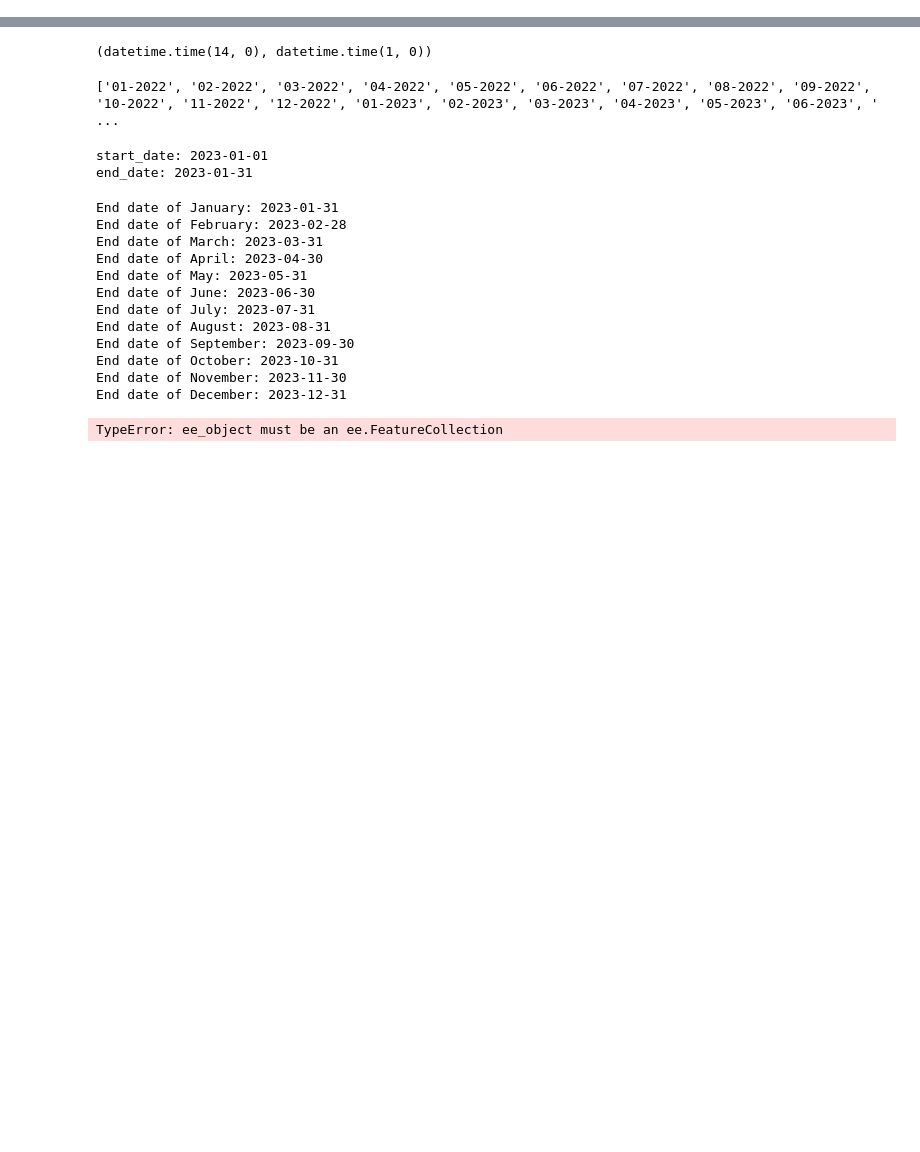
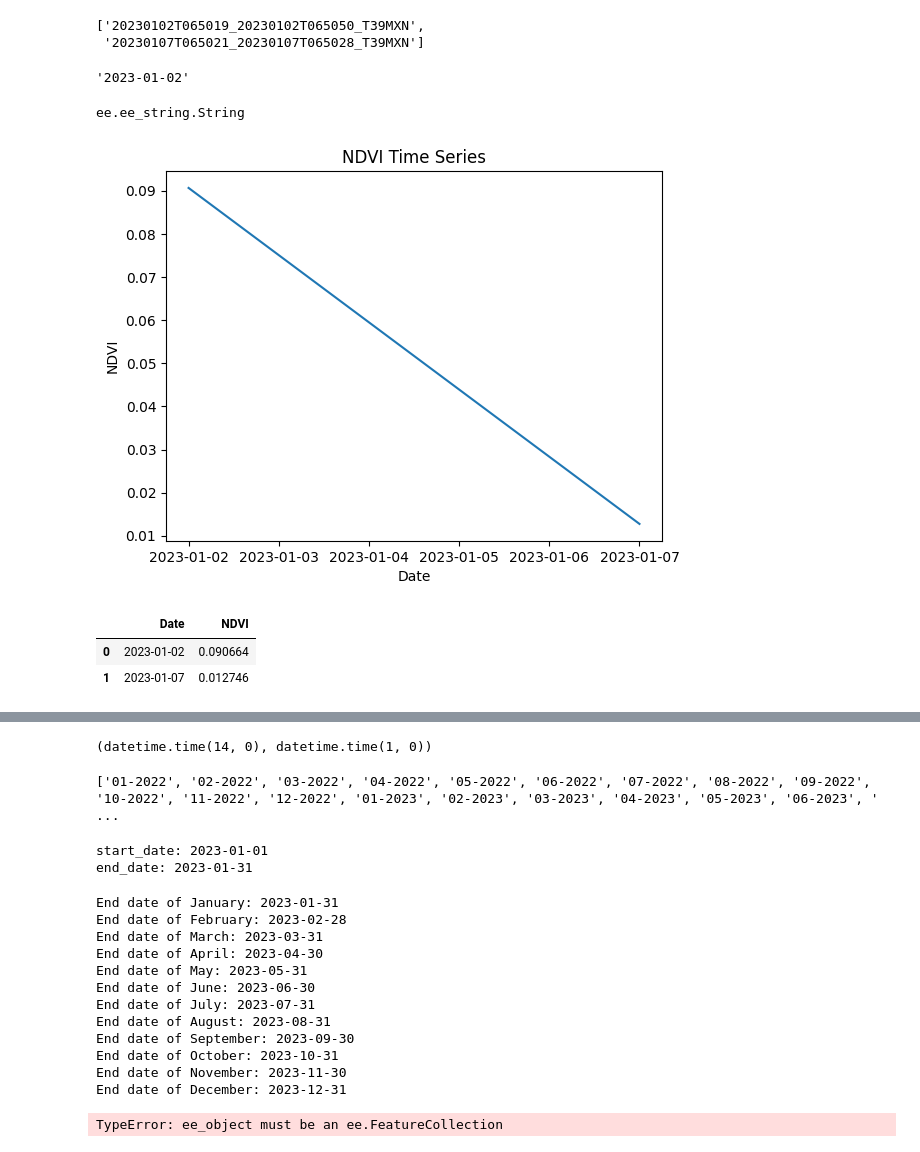
Before and after one commit to tnmthai/LincolnAgritech, a Jupyter notebook: pages/ndvi-1.ipynb, the cells around one changed output, grey strips where cells are left out. Saved outputs shown, nothing was run; the diff lists cells and outputs as text; code cells hidden in the pictures; blank space fills up the shorter version.

```diff
--- a/pages/ndvi-1.ipynb
+++ b/pages/ndvi-1.ipynb
@@ -70,3 +50,74 @@ print(chart)
+# %%
+import ee
+import pandas as pd
+import matplotlib.pyplot as plt
+dates = []
+ndvi_values = []
+
+collection = ee.ImageCollection('COPERNICUS/S2_SR').filterDate("2023-01-01","2023-01-10").filterBounds(aoi) \
+    .map(getNDVI)
+
+image_ids = collection.aggregate_array('system:index').getInfo()
+image_ids
+# %% [output]
+['20230102T065019_20230102T065050_T39MXN',
+ '20230107T065021_20230107T065028_T39MXN']
+# %%
+image_id = '20230102T065019_20230102T065050_T39MXN'
+image = collection.filter(ee.Filter.eq('system:index', image_id)).first()
+image
+date = image.date().format('yyyy-MM-dd')
+date.getInfo()
+# ndvi_value = image.reduceRegion(reducer=ee.Reducer.mean(), geometry=aoi, scale=10).get('NDVI').getInfo()
+# ndvi_value
+# %% [output]
+'2023-01-02'
+# %%
+type(date)
+# %% [output]
+ee.ee_string.String
+# %%
+# Create a list to store the dates and NDVI values
+dates = []
+ndvi_values = []
+
+# Iterate over the image IDs
+for image_id in image_ids:
+    # Get the image by ID
+    image = collection.filter(ee.Filter.eq('system:index', image_id)).first()
+
+    # Get the image date and NDVI value
+    date = image.date().format('yyyy-MM-dd')
+    # print(date)
+    ndvi_value = image.reduceRegion(reducer=ee.Reducer.mean(), geometry=aoi, scale=10).get('NDVI').getInfo()
+
+    # Add the date and NDVI value to the lists
+    dates.append(date.getInfo())
+    ndvi_values.append(ndvi_value)
+
+# # Create a pandas DataFrame from the lists
+df = pd.DataFrame({'Date': dates, 'NDVI': ndvi_values})
+
+# # Convert the 'Date' column to datetime format
+df['Date'] = pd.to_datetime(df['Date'])
+
+# Sort the DataFrame by date
+df.sort_values(by='Date', inplace=True)
+
+# Plot the NDVI values through the time series
+plt.plot(df['Date'], df['NDVI'])
+plt.xlabel('Date')
+plt.ylabel('NDVI')
+plt.title('NDVI Time Series')
+plt.show()
+# %% [output]
+[figure, added]
+# %%
+df
+# %% [output]
+|  | Date | NDVI |
+| 0 | 2023-01-02 | 0.090664 |
+| 1 | 2023-01-07 | 0.012746 |
 # %%
 ee_authenticate(token_name="EARTHENGINE_TOKEN")
 
```
Also changed, not shown: parts of 7 cells of this notebook, 1 other file.
